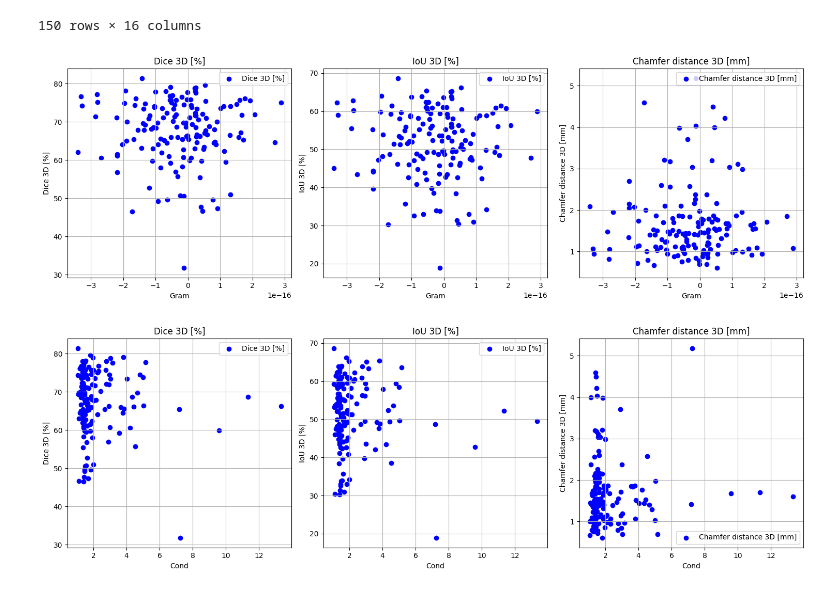
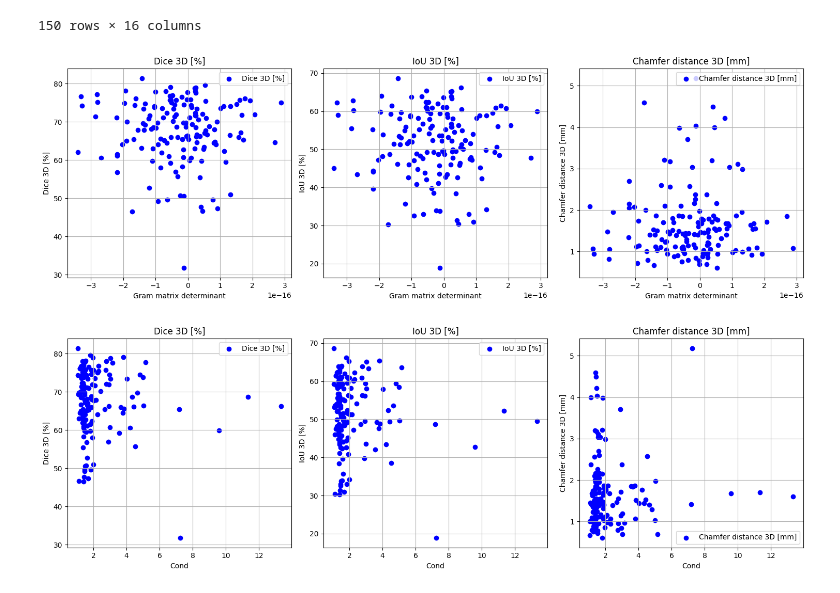
Before and after one commit to cvlab-ai/visual-hull-experiments, a Jupyter notebook: notebooks/angles.ipynb, the cells around one changed output. Cells and saved outputs as stored; diff of their text form; code cells hidden in the pictures.

Commit message:
fixup! fixup! carried out angles experiment

```diff
--- a/notebooks/angles.ipynb
+++ b/notebooks/angles.ipynb
@@ -22,8 +22,8 @@ for index, row in df.iterrows():
     condition_num.append(condition_number)
     gram.append(np.linalg.det(base.T @ base))
 
-df["Cond"] = condition_num
-df["Gram"] = gram
+df["Condition number"] = condition_num
+df["Gram matrix determinant"] = gram
 df
 # %% [output]
 |  | Unnamed: 0 | v0_x | v0_y | v1_x | v1_y | v2_x | v2_y | Singular_2 | Time [s] | Dice 3D [%] | ... |
@@ -42,20 +42,21 @@ df
 # %%
 fig, axes = plt.subplots(1, 3, figsize=(15, 5))
 
-ivs = ["Gram", "Cond", "Singular_2"]
+ivs = ["Gram matrix determinant", "Condition number", "Singular_2"]
 
 ivar = ivs[0]
 for i, metric in enumerate(metrics):
     axes[i].scatter(df[ivar], df[metric], marker='o', linestyle='-', color='b', label=metric)
     axes[i].set_title(metric)
     axes[i].set_xlabel(ivar)
     axes[i].set_ylabel(metric)
     axes[i].legend()
     axes[i].grid(True)
 
 plt.tight_layout()
+plt.savefig('figures/metric_angles_gram.png')
 plt.show()
 # %% [output]
-[figure, old version]
+[figure, new version]
 # %%
 fig, axes = plt.subplots(1, 3, figsize=(15, 5))
```
Also changed, not shown: parts of 2 cells of this notebook, 6 other files.
